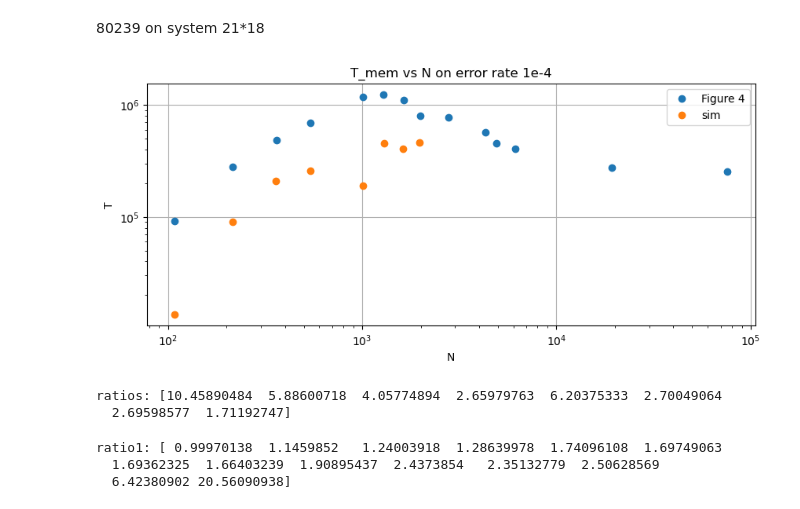
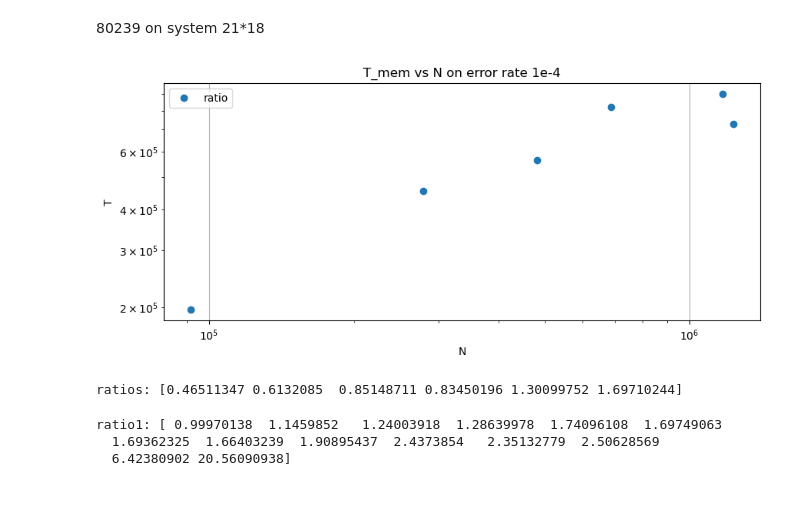
Before and after one commit to toM0dots/XYZ-color-code, a Jupyter notebook: XYZ color code/plots.ipynb, the cells around one changed output. Cells and saved outputs as stored; diff of their text form; code cells hidden in the pictures.

```diff
--- a/XYZ color code/plots.ipynb
+++ b/XYZ color code/plots.ipynb
@@ -31,31 +31,34 @@ print(t)
 [5.34515063e+06 3.94082580e+07 9.99211505e+07 2.31833161e+08
  1.60019359e+09 1.70141197e+09 3.03278982e+09 3.15900896e+09]
 # %%
-x1 =[ 9*6*2, 12*9*2, 15*12*2, 18*15*2, 24*21*2, 27*24*2, 30*27*2, 33*30*2]
-y1 = [13405,  90925, 208825, 258269, 188794, 457136, 407294, 465479]
+x1 =[ 9*6*2, 12*9*2, 15*12*2, 18*15*2, 24*21*2, 27*24*2, 30*27*2, 33*30*2, 39*36*2]
+x2 = [9*6*2, 12*9*2, 15*12*2, 18*15*2, 24*21*2, 27*24*2]
+y1 = [13405,  90925, 208825, 258269, 188794, 457136, 407294, 465479, 493240]
+y_cluster_average = [196939.23, 454575.45, 565858.44, 823177.54, 900256.45, 727411.30]
 # %% [markdown]
 80239 on system 21*18
 # %%
 plt.figure(figsize=(10, 4))
-plt.plot(T, N, 'o', label='Figure 4')
-plt.plot(x1, y1, 'o', label='sim', linewidth=2)
+# plt.plot(T, N, 'o', label='Figure 4')
+# plt.plot(x1, y1, 'o', label='sim', linewidth=2)
+# plt.plot(x2, y_cluster_average, 'o', label='average', linewidth=2)
+plt.plot(N[:6], y_cluster_average, 'o', label='ratio', linewidth=2)
 plt.xlabel('N')
 plt.ylabel('T')
 plt.xscale('log')
 plt.yscale('log')
 plt.title('T_mem vs N on error rate 1e-4')
 plt.grid()
 plt.legend()
 plt.savefig('T_mem_vs_N.png')
 plt.show()
 # %% [output]
-[figure, old version]
+[figure, new version]
 # %%
-ratios = np.divide(N[:8], y1)
+ratios = np.divide(N[:6], y_cluster_average)
 print('ratios:', ratios)
 # %% [output]
-ratios: [10.45890484  5.88600718  4.05774894  2.65979763  6.20375333  2.70049064
-  2.69598577  1.71192747]
+ratios: [0.46511347 0.6132085  0.85148711 0.83450196 1.30099752 1.69710244]
 # %%
 x2 =[ 12*9, 15*12, 18*15, 24*21, 27*24, 30*27, 33*30, 39*36, 48*45, 51*48, 57*54, 99*96, 195*192]
 x3 = [6, 9, 12, 15, 21, 24, 27, 30, 36, 45, 48, 54, 96, 192]
```
Also changed, not shown: parts of 3 cells of this notebook, 5 other files.
